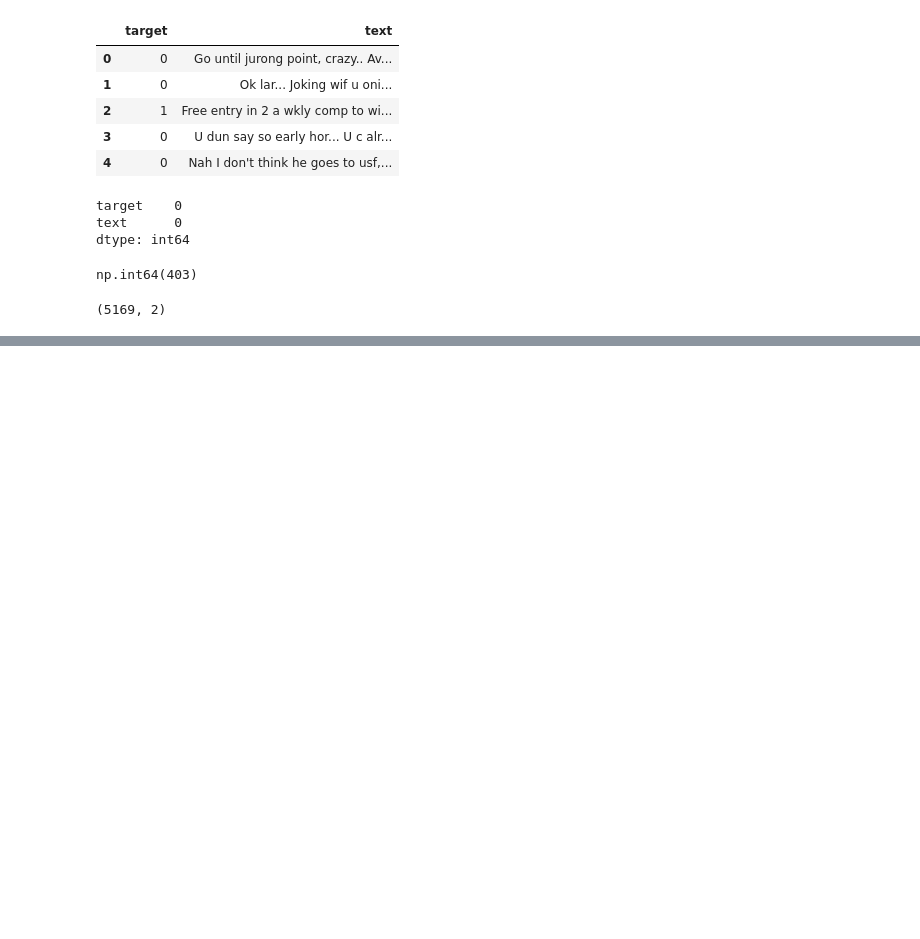
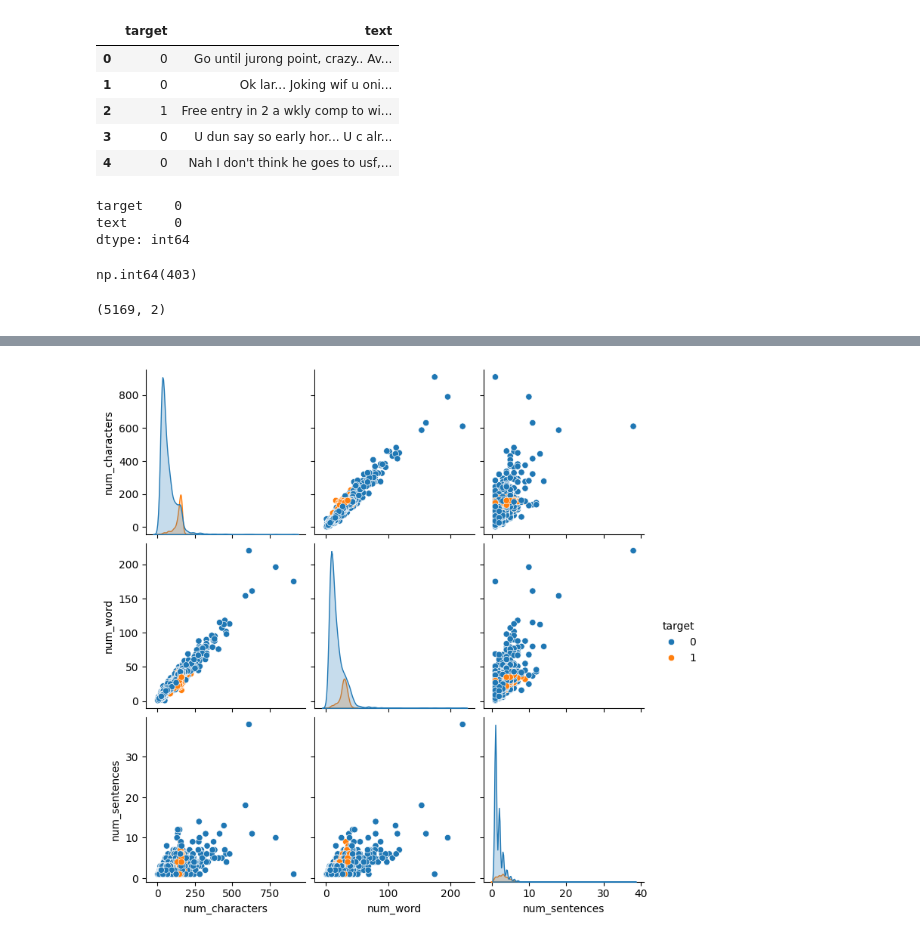
Before and after one commit to Its-Vikas-xd/Machine-Learning, a Jupyter notebook: Project/Email Spam Classifier/email_spam.ipynb, the cells around one changed output, grey strips where cells are left out. Saved outputs shown, nothing was run; the diff lists cells and outputs as text; code cells hidden in the pictures; blank space fills up the shorter version.

```diff
--- a/Project/Email Spam Classifier/email_spam.ipynb
+++ b/Project/Email Spam Classifier/email_spam.ipynb
@@ -83,0 +198,5 @@ df.shape
+# %%
+sns.pairplot(df,hue='target')
+plt.show()
+# %% [output]
+[figure, added]
```
Also changed, not shown: parts of 16 cells of this notebook.
